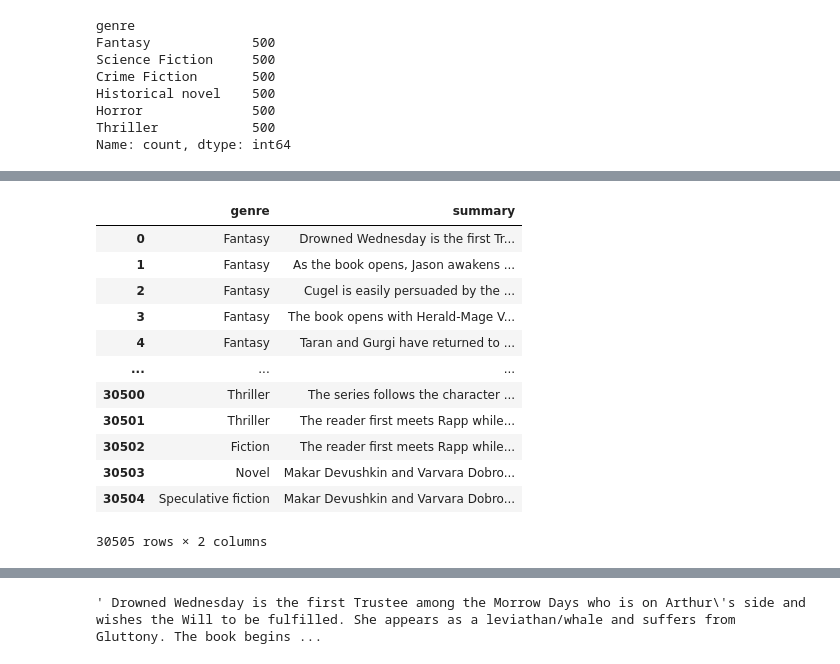
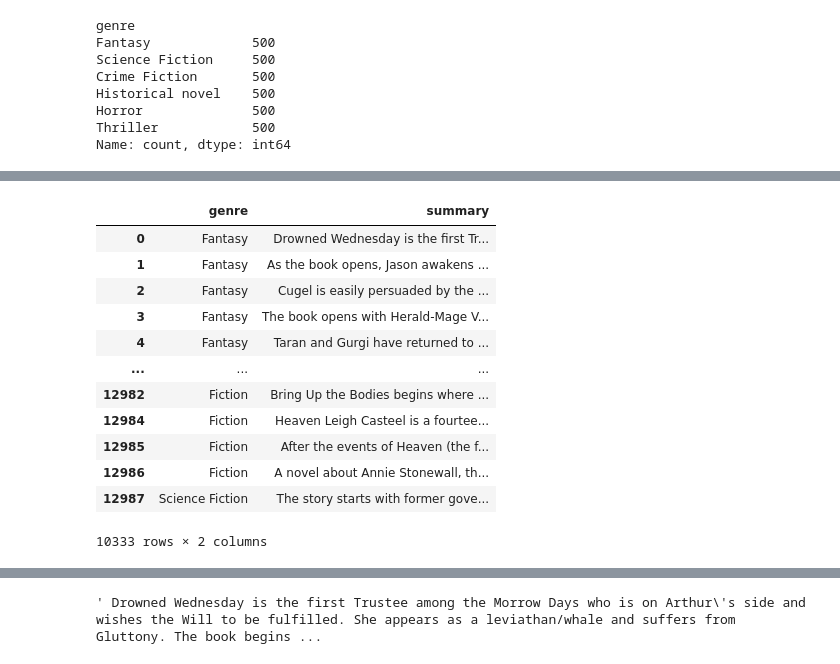
Before and after one commit to Lawrence4U/BookGenreDetector, a Jupyter notebook: src/bookGenreDetector.ipynb, the cells around one changed output, grey strips where cells are left out. Cells and saved outputs as stored; diff of their text form; code cells hidden in the pictures.

```diff
--- a/src/bookGenreDetector.ipynb
+++ b/src/bookGenreDetector.ipynb
@@ -108,17 +108,18 @@ data2
 # %%
-data_cc = pd.concat([data, data2]).reset_index(drop=True)
+data_cc = pd.concat([data, data2]).reset_index(drop=True).drop_duplicates(subset="summary")
+# data_cc = data2.copy()
 data_cc
 # %% [output]
 |  | genre | summary |
 | 0 | Fantasy | Drowned Wednesday is the first Tr... |
 | 1 | Fantasy | As the book opens, Jason awakens ... |
 | 2 | Fantasy | Cugel is easily persuaded by the ... |
 | 3 | Fantasy | The book opens with Herald-Mage V... |
 | 4 | Fantasy | Taran and Gurgi have returned to ... |
 | ... | ... | ... |
-| 30500 | Thriller | The series follows the character ... |
-| 30501 | Thriller | The reader first meets Rapp while... |
-| 30502 | Fiction | The reader first meets Rapp while... |
-| 30503 | Novel | Makar Devushkin and Varvara Dobro... |
-| 30504 | Speculative fiction | Makar Devushkin and Varvara Dobro... |
+| 12982 | Fiction | Bring Up the Bodies begins where ... |
+| 12984 | Fiction | Heaven Leigh Casteel is a fourtee... |
+| 12985 | Fiction | After the events of Heaven (the f... |
+| 12986 | Fiction | A novel about Annie Stonewall, th... |
+| 12987 | Science Fiction | The story starts with former gove... |
-30505 rows × 2 columns
+10333 rows × 2 columns
```
Also changed, not shown: parts of 9 cells of this notebook, 3 other files.
